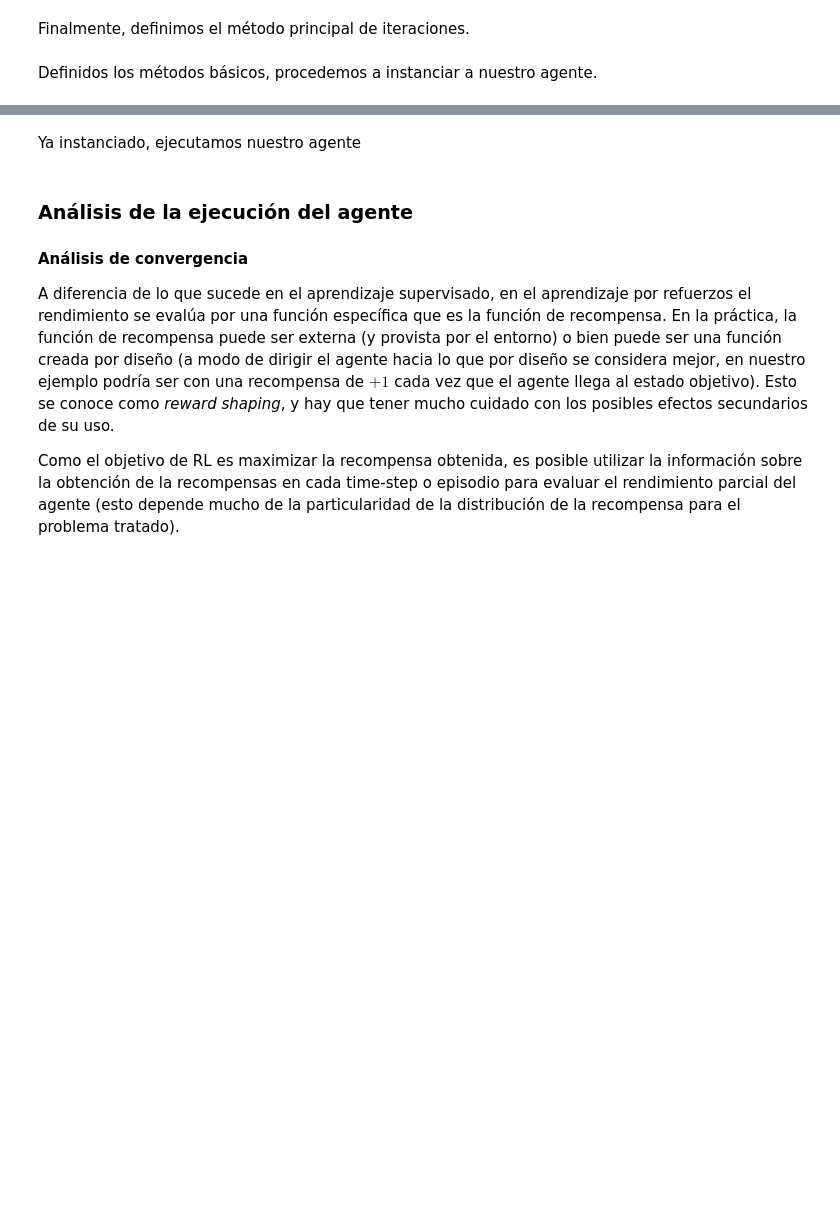
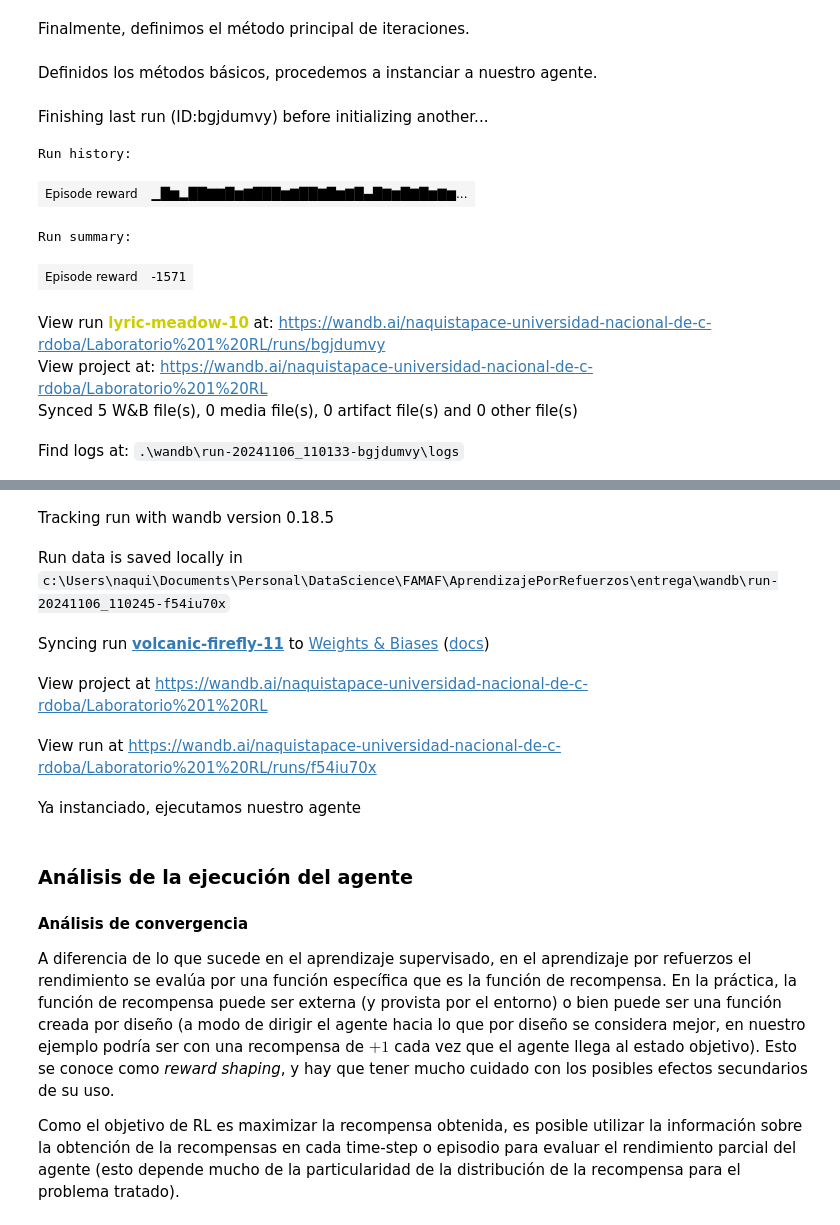
Before and after one commit to naquista/reinforcement_learning, a Jupyter notebook: Lab_1_intro_rl.ipynb, the cells around one changed output, grey strips where cells are left out. Drawn from its saved outputs; the diff is of its cells as text; code cells hidden in the pictures; blank space fills up the shorter version.

Commit message:
Agrego libreria Weights & Biases para comparar resultados con distintos hiper-parámetros

```diff
--- a/Lab_1_intro_rl.ipynb
+++ b/Lab_1_intro_rl.ipynb
@@ -366,7 +359,7 @@ def learn_SARSA(
         hyperparameters: dict
 ) -> None:
     """
-    SARSA: State–action–reward–state–action
+    SARSA: State-action-reward-state-action
     Realiza una actualización según el algoritmo SARSA, para una transición
     de estado dada
     Args:
@@ -476,23 +474,50 @@ Definidos los métodos básicos, procedemos a instanciar a nuestro agente.
 # %%
 # se crea el diccionario que contendrá los valores de Q
 # para cada tupla (estado, acción)
 q = {}
 
 # definimos sus híper-parámetros básicos
-hyperparameters = {
-    "alpha": 0.5,
-    "gamma": 1,
-    "epsilon": 0.1,
-    "tau": 25,
-}
+#hyperparameters = {
+#    "alpha": 0.5,
+#    "gamma": 1,
+#    "epsilon": 0.1,
+#    "tau": 25,
+#}
 
+wandb.init(
+        # Set the project where this run will be logged
+        project="Laboratorio 1 RL",
+        # We pass a run name (otherwise it’ll be randomly assigned, like sunshine-lollypop-10)
+        #name=f"experiment_{run}",
+        config = {
+            "alpha": 0.5,
+            "gamma": 1,
+            "epsilon": 0.1,
+            "tau": 25,
+            "episodes_to_run": 500,
+            "learning_function": "learn_SARSA",
+            "action": "e_greedy",
+        })
+
+# Copy your config
+config = wandb.config
 
 # se puede cambiar por learn_Q_learning, una vez que se implemente
 learning_function = learn_SARSA
-episodes_to_run = 500
+episodes_to_run = config.episodes_to_run #500
 
 env = gym.make("CliffWalking-v0")
 actions = range(env.action_space.n)
 
 # se declara una semilla aleatoria
 random_state = np.random.RandomState(42)
+# %% [output]
+Finishing last run (ID:bgjdumvy) before initializing another...
+Run history:
+| Episode reward | ▁█▆▂██▇▇█▆▇███▆▇██▇█▆▇█▄█▇▆█▇█▆▇▆... |
+Run summary:
+| Episode reward | -1571 |
+View run lyric-meadow-10 at: https://wandb.ai/naquistapace-universidad-nacional-de-c-rdoba/Laboratorio%201%20RL/runs/bgjdumvy
+View project at: https://wandb.ai/naquistapace-universidad-nacional-de-c-rdoba/Laboratorio%201%20RL
+Synced 5 W&B file(s), 0 media file(s), 0 artifact file(s) and 0 other file(s)
+Find logs at: .\wandb\run-20241106_110133-bgjdumvy\logs
@@ -499,3 +525,8 @@ random_state = np.random.RandomState(42)
+Tracking run with wandb version 0.18.5
+Run data is saved locally in c:\Users\naqui\Documents\Personal\DataScience\FAMAF\AprendizajePorRefuerzos\entrega\wandb\run-20241106_110245-f54iu70x
+Syncing run volcanic-firefly-11 to Weights & Biases (docs)
+View project at https://wandb.ai/naquistapace-universidad-nacional-de-c-rdoba/Laboratorio%201%20RL
+View run at https://wandb.ai/naquistapace-universidad-nacional-de-c-rdoba/Laboratorio%201%20RL/runs/f54iu70x
 # %% [markdown]
 Ya instanciado, ejecutamos nuestro agente
 # %%
```
Also changed, not shown: parts of 9 cells of this notebook.
